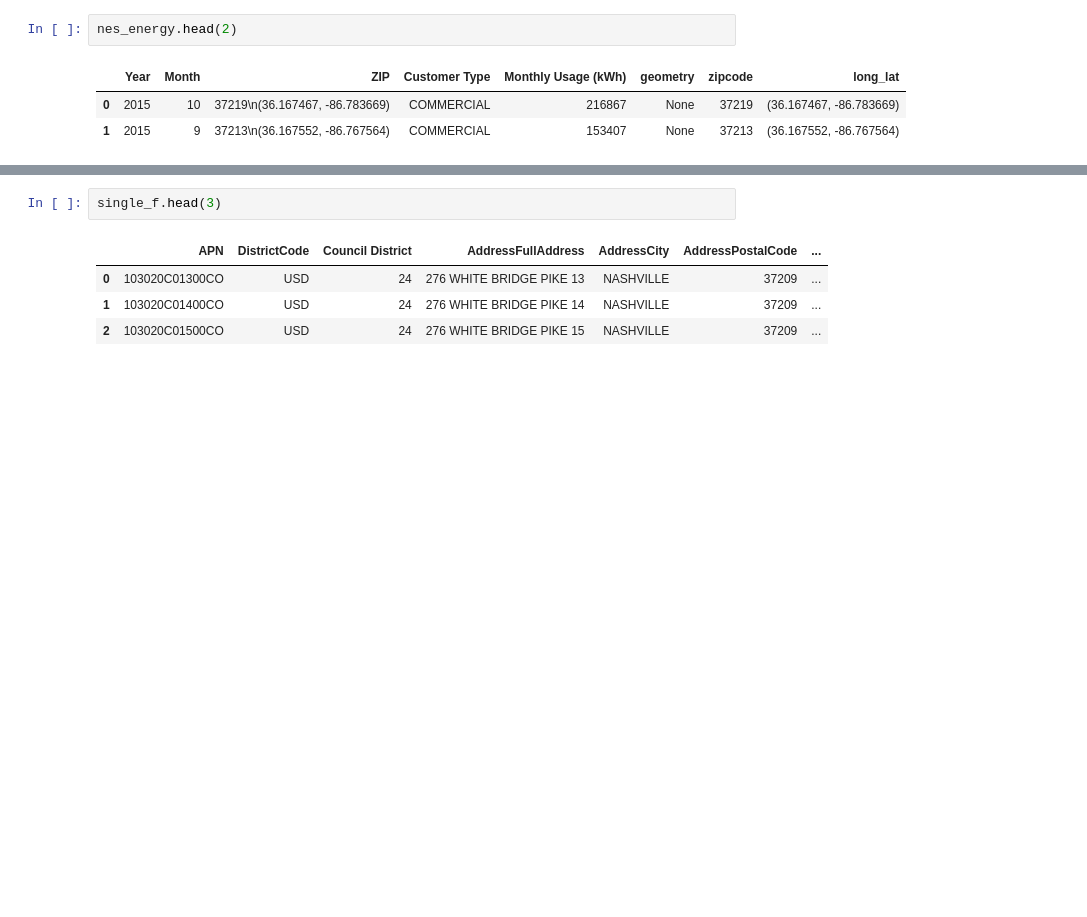
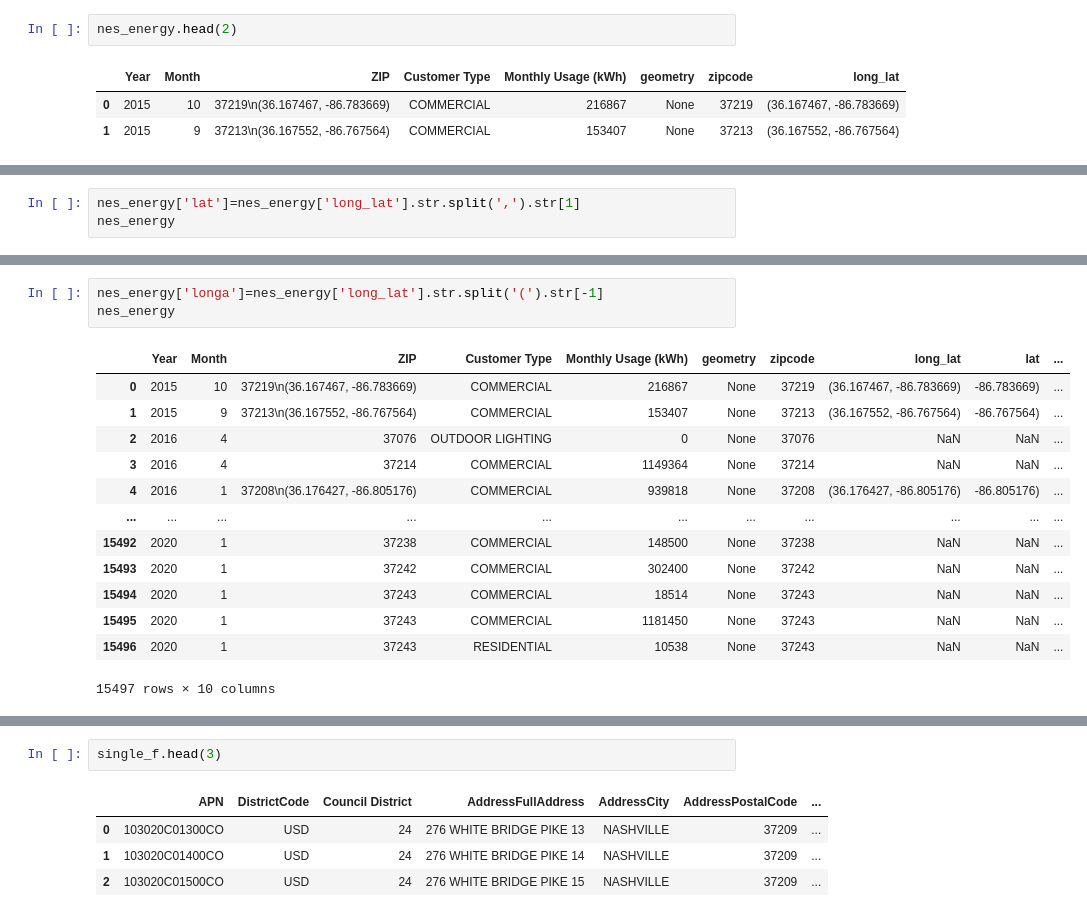
Before and after one commit to drewkonig/Metro-E911-Project, a Jupyter notebook: Notebook/geonash911.ipynb, the cells around one changed output, grey strips where cells are left out. Drawn from its saved outputs; the diff is of its cells as text; blank space fills up the shorter version.

```diff
--- a/Notebook/geonash911.ipynb
+++ b/Notebook/geonash911.ipynb
@@ -55,0 +85,3 @@ nes_energy.head(2)
+# %%
+nes_energy['lat']=nes_energy['long_lat'].str.split(',').str[1]
+nes_energy
@@ -55,0 +102,17 @@ nes_energy.head(2)
+# %%
+nes_energy['longa']=nes_energy['long_lat'].str.split('(').str[-1]
+nes_energy
+# %% [output]
+|  | Year | Month | ZIP | Customer Type | Monthly Usage (kWh) | geometry | zipcode | long_lat | lat | ... |
+| 0 | 2015 | 10 | 37219\n(36.167467, -86.783669) | COMMERCIAL | 216867 | None | 37219 | (36.167467, -86.783669) | -86.783669) | ... |
+| 1 | 2015 | 9 | 37213\n(36.167552, -86.767564) | COMMERCIAL | 153407 | None | 37213 | (36.167552, -86.767564) | -86.767564) | ... |
+| 2 | 2016 | 4 | 37076 | OUTDOOR LIGHTING | 0 | None | 37076 | NaN | NaN | ... |
+| 3 | 2016 | 4 | 37214 | COMMERCIAL | 1149364 | None | 37214 | NaN | NaN | ... |
+| 4 | 2016 | 1 | 37208\n(36.176427, -86.805176) | COMMERCIAL | 939818 | None | 37208 | (36.176427, -86.805176) | -86.805176) | ... |
+| ... | ... | ... | ... | ... | ... | ... | ... | ... | ... | ... |
+| 15492 | 2020 | 1 | 37238 | COMMERCIAL | 148500 | None | 37238 | NaN | NaN | ... |
+| 15493 | 2020 | 1 | 37242 | COMMERCIAL | 302400 | None | 37242 | NaN | NaN | ... |
+| 15494 | 2020 | 1 | 37243 | COMMERCIAL | 18514 | None | 37243 | NaN | NaN | ... |
+| 15495 | 2020 | 1 | 37243 | COMMERCIAL | 1181450 | None | 37243 | NaN | NaN | ... |
+| 15496 | 2020 | 1 | 37243 | RESIDENTIAL | 10538 | None | 37243 | NaN | NaN | ... |
+15497 rows × 10 columns
```
Also changed, not shown: parts of 77 cells of this notebook.
